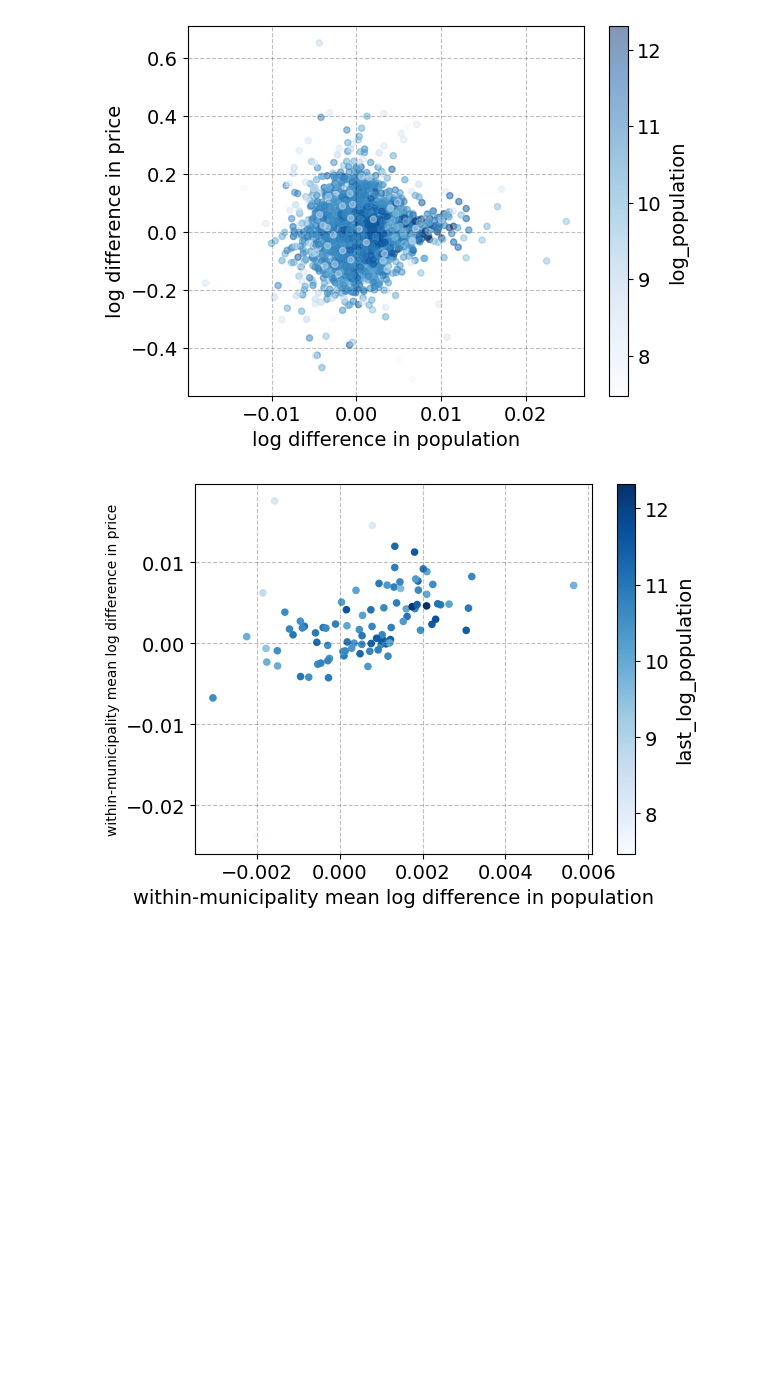
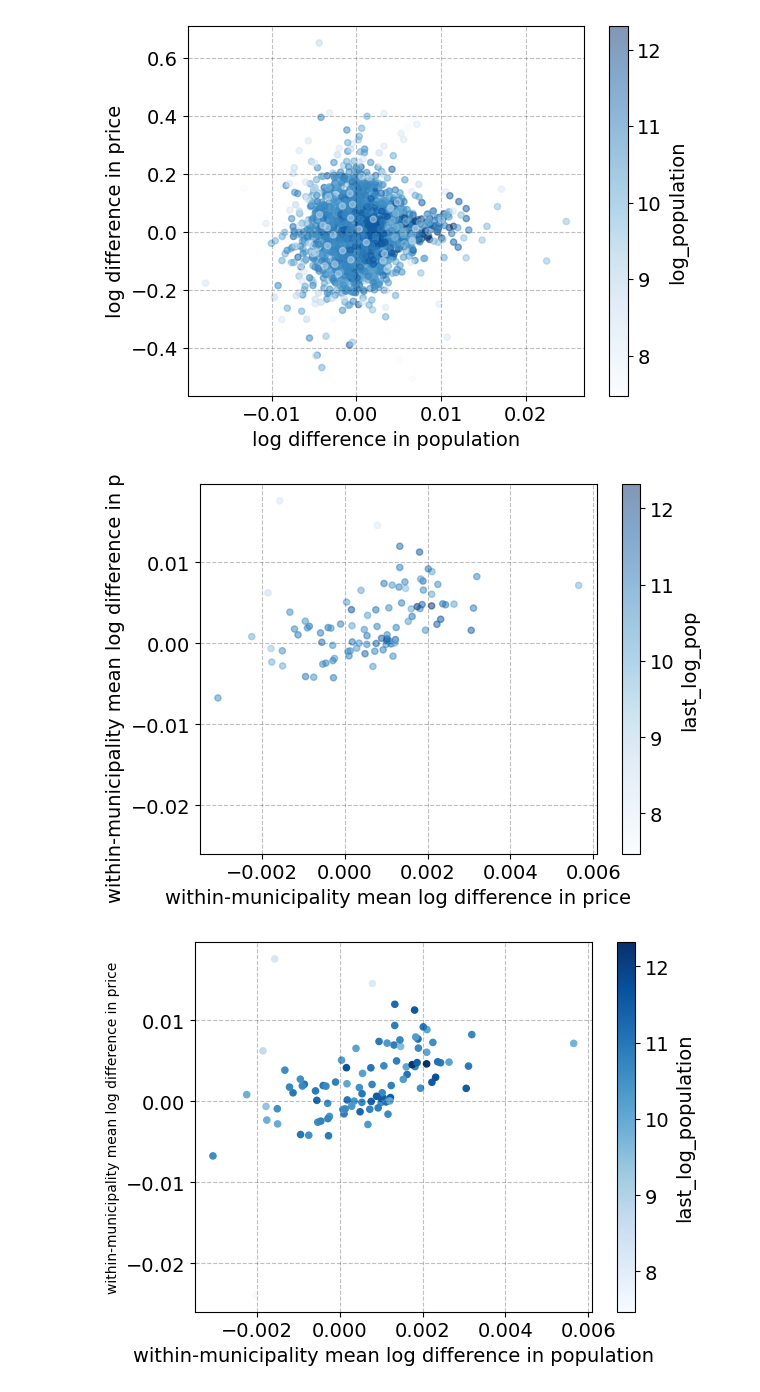
Before and after one commit to RosaMeyer/IntroProg-exercises, a Jupyter notebook: PS4/problem_set_4.ipynb, the cells around one changed output. Saved outputs shown, nothing was run; the diff lists cells and outputs as text; code cells hidden in the pictures; blank space fills up the shorter version.

```diff
--- a/PS4/problem_set_4.ipynb
+++ b/PS4/problem_set_4.ipynb
@@ -442,6 +460,25 @@ merge_pop_price.sort_values(['date'], inplace=True)
 %run -i A5.py
 # %% [output]
 [figure]
+# %%
+# figure 2
+
+# c. mean log differences
+def mean_diff(x):
+    return np.mean(x.diff())
+
+m_grouped = merge_pop_price.groupby('municipality').agg({'log_pop':[mean_diff,'last'],'log_price':mean_diff})
+m_grouped.columns = ['md_log_pop','last_log_pop','md_log_price']
+
+
+# d. Plotting
+ax = m_grouped.plot(x = 'md_log_pop', y = 'md_log_price', kind = 'scatter',
+               c='last_log_pop',cmap='Blues',alpha=0.5);
+
+ax.set_xlabel('within-municipality mean log difference in price')
+ax.set_ylabel('within-municipality mean log difference in price');
+# %% [output]
+[figure, added]
 # %%
 # Run is jupyer magic for running py files inside a notebook
 %run -i A6.py
```
Also changed, not shown: parts of 2 cells of this notebook.
